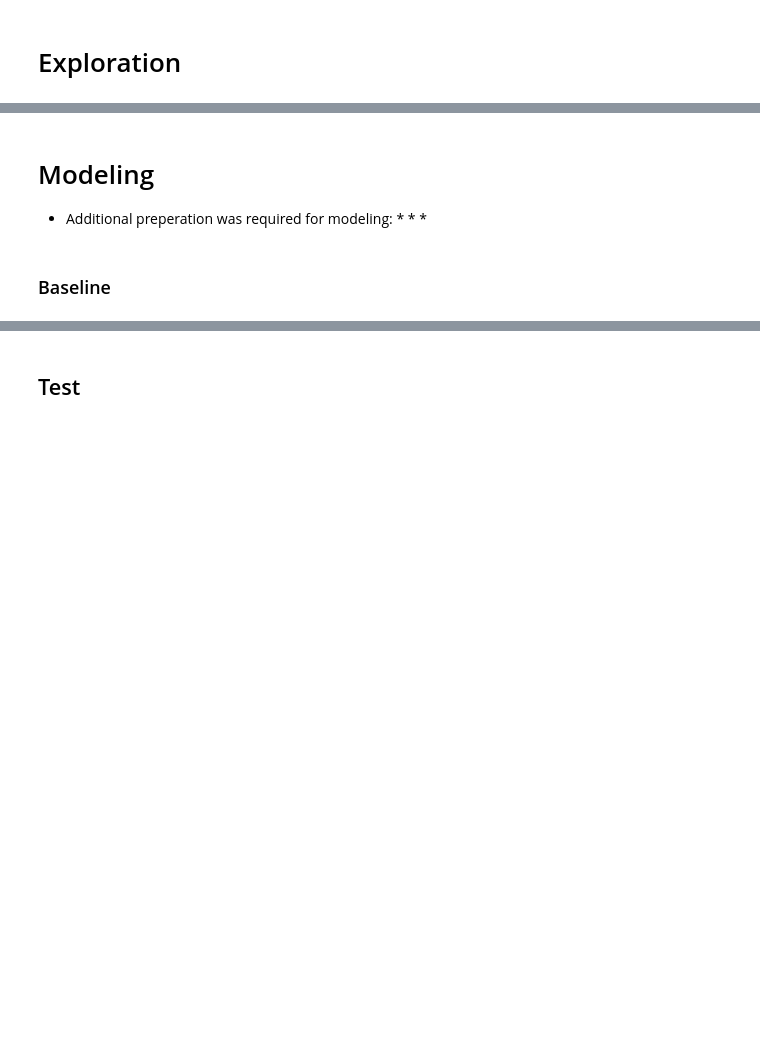
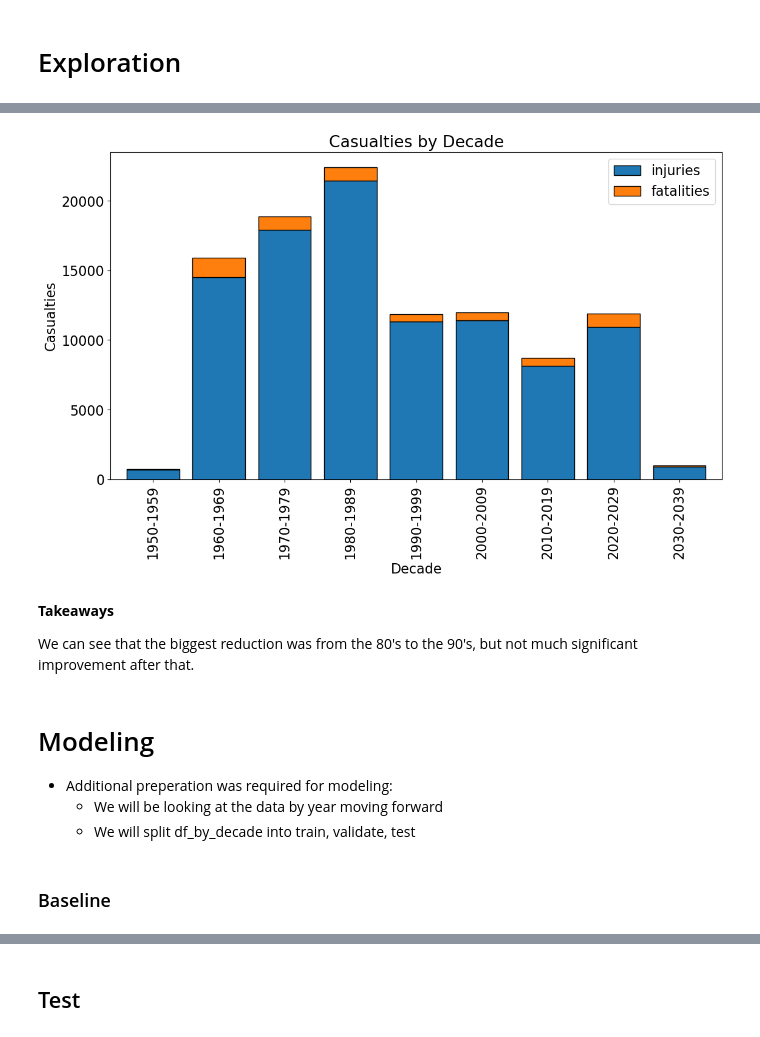
Before and after one commit to skylerschnee/twister-predictor, a Jupyter notebook: final_notebook.ipynb, the cells around one changed output, grey strips where cells are left out. Saved outputs shown, nothing was run; the diff lists cells and outputs as text; code cells hidden in the pictures; blank space fills up the shorter version.

```diff
--- a/final_notebook.ipynb
+++ b/final_notebook.ipynb
@@ -134,8 +115,13 @@ plt.show()
+# %%
+e.get_cas_decade_vis(df_by_decade)
+# %% [output]
+[figure, added]
+# %% [markdown]
+**Takeaways**
+
+We can see that the biggest reduction was from the 80's to the 90's, but not much significant improvement after that.
 # %% [markdown]
 # Modeling
 * Additional preperation was required for modeling:
-    *
-    *
-    *
+    * We will be looking at the data by year moving forward
+    * We will split df_by_decade into train, validate, test
-# %% [markdown]
-### Baseline
@@ -141,0 +130,2 @@ plt.show()
+# %% [markdown]
+### Baseline
```
Also changed, not shown: parts of 50 cells of this notebook, 5 other files.
